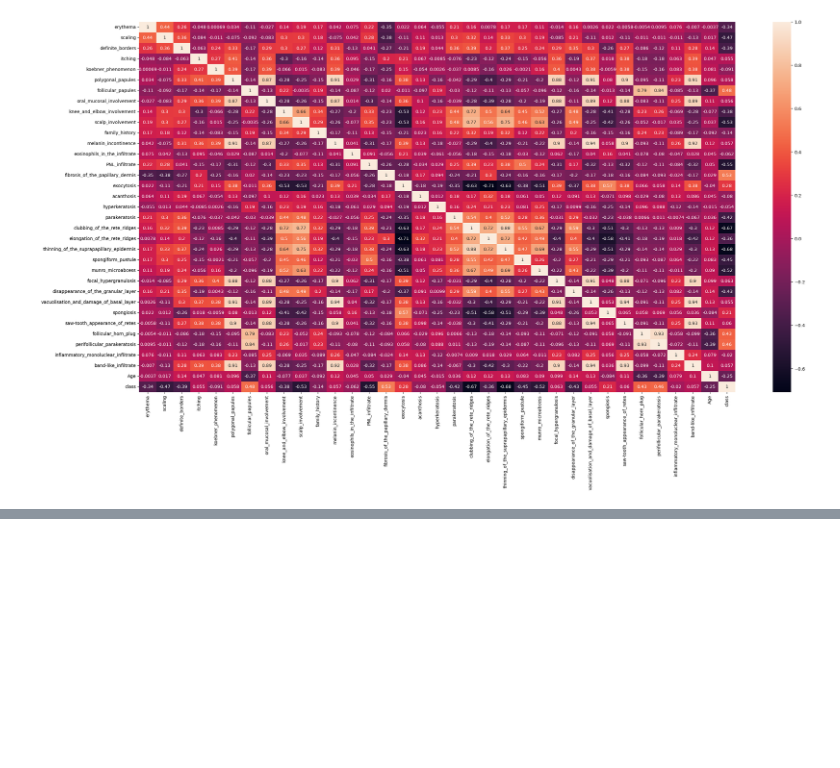
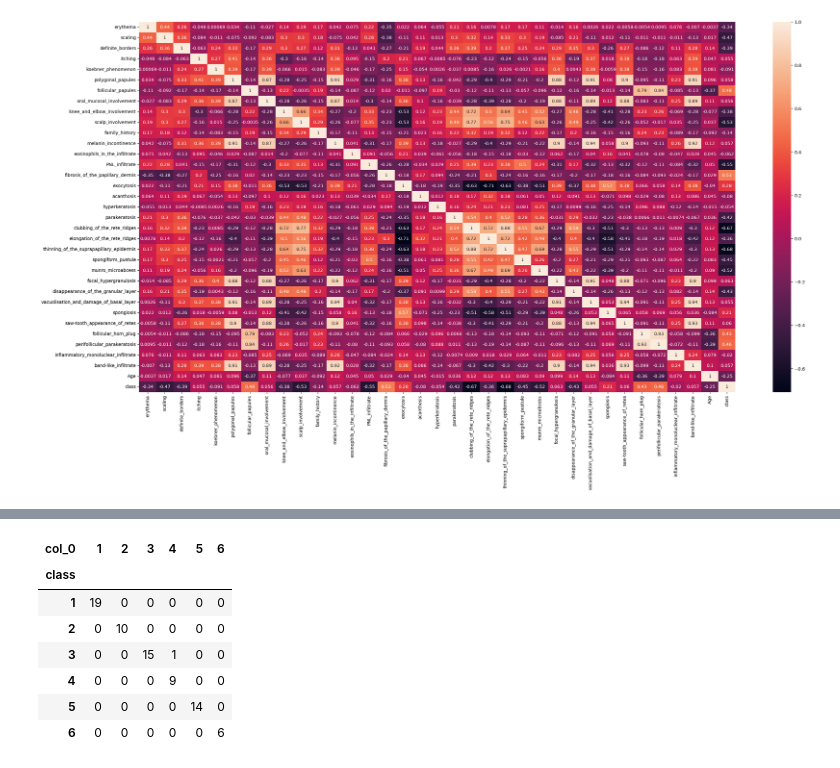
Before and after one commit to NuneShashank/Skin_Disorder, a Jupyter notebook: code.ipynb, the cells around one changed output, grey strips where cells are left out. Saved outputs shown, nothing was run; the diff lists cells and outputs as text; code cells hidden in the pictures; blank space fills up the shorter version.

```diff
--- a/code.ipynb
+++ b/code.ipynb
@@ -580,0 +659,2 @@ pd.crosstab(df['erythema'],df['itching'])
+# %%
+x_sm,y_sm=sm.fit_resample(x_train,y_train)
@@ -580,0 +676,4 @@ pd.crosstab(df['erythema'],df['itching'])
+# %%
+model=LogisticRegression()
+# %%
+model.fit(x_sm,y_sm)
@@ -580,0 +682,3 @@ pd.crosstab(df['erythema'],df['itching'])
+# %%
+y_pred=model.predict(x_test)
+y_train_pred=model.predict(x_sm)
@@ -580,0 +727,11 @@ pd.crosstab(df['erythema'],df['itching'])
+# %%
+pd.crosstab(y_test,y_pred)
+# %% [output]
+| col_0 | 1 | 2 | 3 | 4 | 5 | 6 |
+| class |  |  |  |  |  |  |
+| 1 | 19 | 0 | 0 | 0 | 0 | 0 |
+| 2 | 0 | 10 | 0 | 0 | 0 | 0 |
+| 3 | 0 | 0 | 15 | 1 | 0 | 0 |
+| 4 | 0 | 0 | 0 | 9 | 0 | 0 |
+| 5 | 0 | 0 | 0 | 0 | 14 | 0 |
+| 6 | 0 | 0 | 0 | 0 | 0 | 6 |
```
Also changed, not shown: parts of 107 cells of this notebook.
